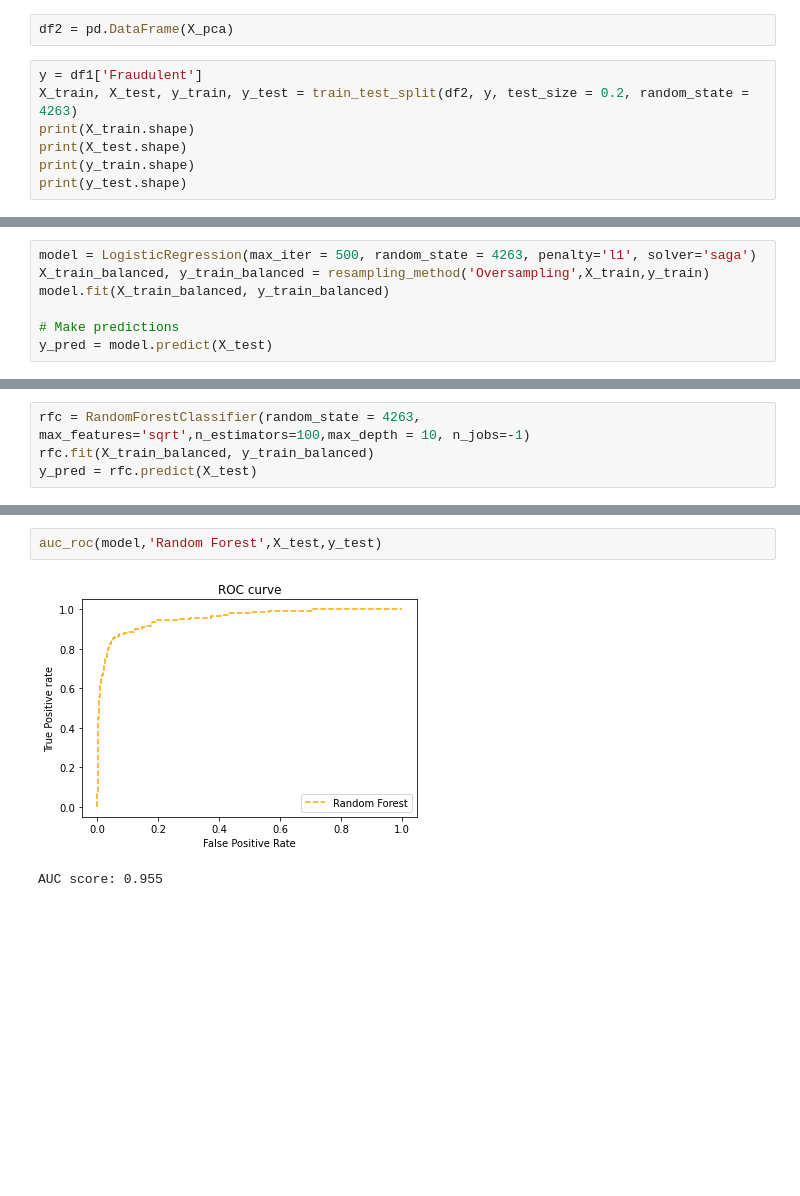
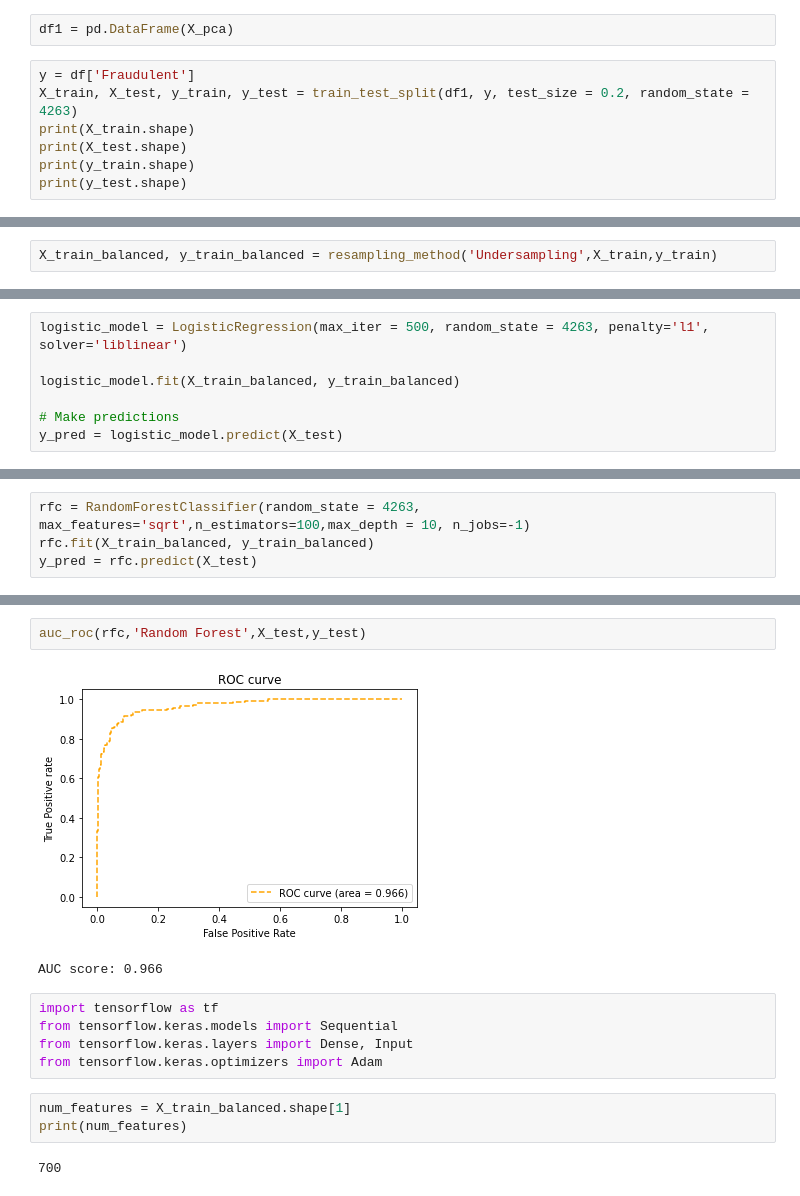
Before and after one commit to cheryltan17/DSA4263-Project, a Jupyter notebook: Models/Models.ipynb, the cells around one changed output, grey strips where cells are left out. Cells and saved outputs as stored; diff of their text form; blank space fills up the shorter version.

```diff
--- a/Models/Models.ipynb
+++ b/Models/Models.ipynb
@@ -65,8 +63,8 @@ Variance explained by first 1000 components: 0.511
 # %%
-df2 = pd.DataFrame(X_pca)
+df1 = pd.DataFrame(X_pca)
 # %%
-y = df1['Fraudulent']
-X_train, X_test, y_train, y_test = train_test_split(df2, y, test_size = 0.2, random_state = 4263)
+y = df['Fraudulent']
+X_train, X_test, y_train, y_test = train_test_split(df1, y, test_size = 0.2, random_state = 4263)
 print(X_train.shape)
 print(X_test.shape)
 print(y_train.shape)
@@ -93,3 +94,5 @@ def resampling_method(method,X_train,y_train):
     print("Resampled class counts:")
     print(resampled_class_counts)
     return X_train_balanced, y_train_balanced
+# %%
+X_train_balanced, y_train_balanced = resampling_method('Undersampling',X_train,y_train)
@@ -96,10 +104,10 @@ def resampling_method(method,X_train,y_train):
 # %%
-model = LogisticRegression(max_iter = 500, random_state = 4263, penalty='l1', solver='saga')
-X_train_balanced, y_train_balanced = resampling_method('Oversampling',X_train,y_train)
-model.fit(X_train_balanced, y_train_balanced)
+logistic_model = LogisticRegression(max_iter = 500, random_state = 4263, penalty='l1', solver='liblinear')
+
+logistic_model.fit(X_train_balanced, y_train_balanced)
 
 # Make predictions
-y_pred = model.predict(X_test)
+y_pred = logistic_model.predict(X_test)
 # %% [output]
 Resampled class counts:
 0    7936
@@ -173,6 +181,16 @@ array([[1988,    2],
 [figure]
-# %%
-auc_roc(model,'Random Forest',X_test,y_test)
-# %% [output]
-[figure, removed]
-AUC score: 0.955
+# %%
+auc_roc(rfc,'Random Forest',X_test,y_test)
+# %% [output]
+[figure, added]
+AUC score: 0.966
+# %%
+import tensorflow as tf
+from tensorflow.keras.models import Sequential
+from tensorflow.keras.layers import Dense, Input
+from tensorflow.keras.optimizers import Adam
+# %%
+num_features = X_train_balanced.shape[1]
+print(num_features)
+# %% [output]
+700
```
Also changed, not shown: parts of 15 cells of this notebook.
